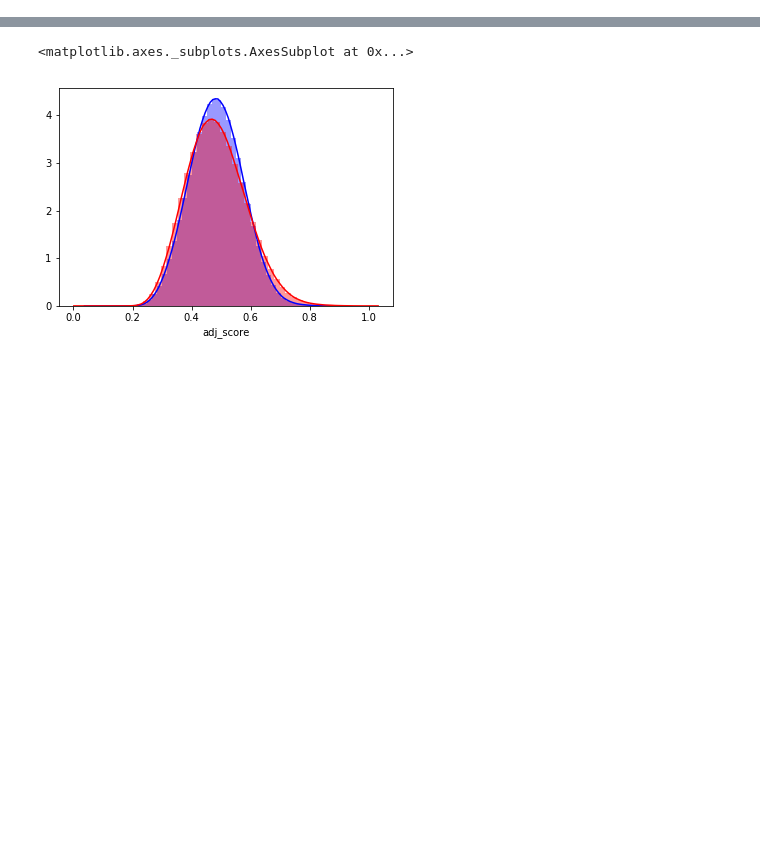
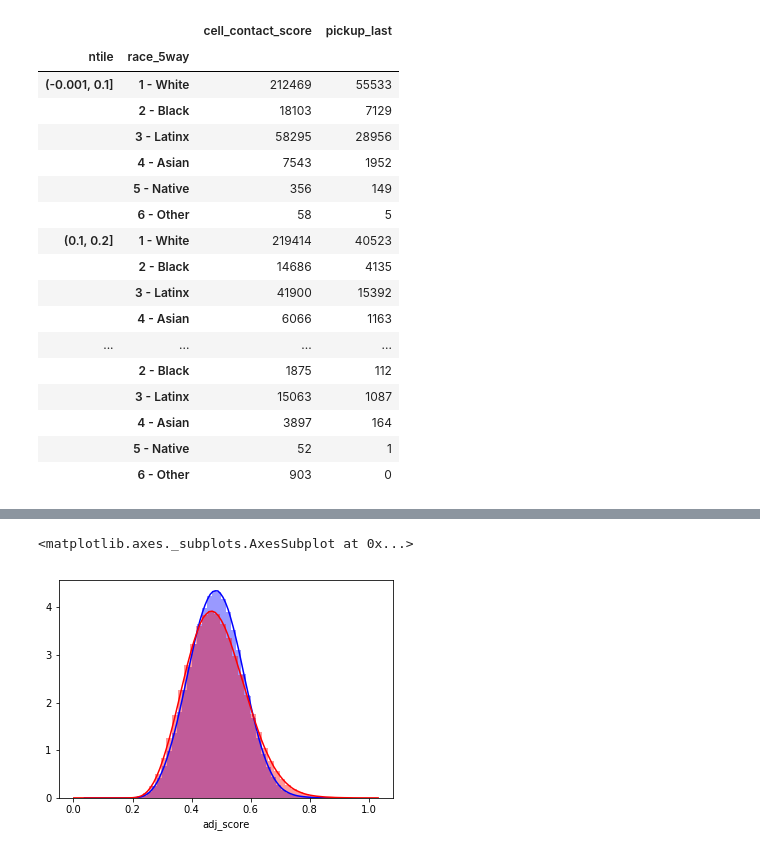
Before and after one commit to za213/bernie-targeting, a Jupyter notebook: modeling/TX Score Adj.ipynb, the cells around one changed output, grey strips where cells are left out. Cells and saved outputs as stored; diff of their text form; code cells hidden in the pictures; blank space fills up the shorter version.

```diff
--- a/modeling/TX Score Adj.ipynb
+++ b/modeling/TX Score Adj.ipynb
@@ -34,0 +69,22 @@ sns.distplot(df_land['land_contact_score'], norm_hist = True, color = 'red')
+# %%
+#df_cell_race = df_cell[df_cell['race_5way'] == '2 - Black']
+df_cell[demos].groupby(['ntile','race_5way']).count()
+# %% [output]
+|  |  | cell_contact_score | pickup_last |
+| ntile | race_5way |  |  |
+| (-0.001, 0.1] | 1 - White | 212469 | 55533 |
+|  | 2 - Black | 18103 | 7129 |
+|  | 3 - Latinx | 58295 | 28956 |
+|  | 4 - Asian | 7543 | 1952 |
+|  | 5 - Native | 356 | 149 |
+|  | 6 - Other | 58 | 5 |
+| (0.1, 0.2] | 1 - White | 219414 | 40523 |
+|  | 2 - Black | 14686 | 4135 |
+|  | 3 - Latinx | 41900 | 15392 |
+|  | 4 - Asian | 6066 | 1163 |
+| ... | ... | ... | ... |
+|  | 2 - Black | 1875 | 112 |
+|  | 3 - Latinx | 15063 | 1087 |
+|  | 4 - Asian | 3897 | 164 |
+|  | 5 - Native | 52 | 1 |
+|  | 6 - Other | 903 | 0 |
```
Also changed, not shown: parts of 13 cells of this notebook, 2 other files.
